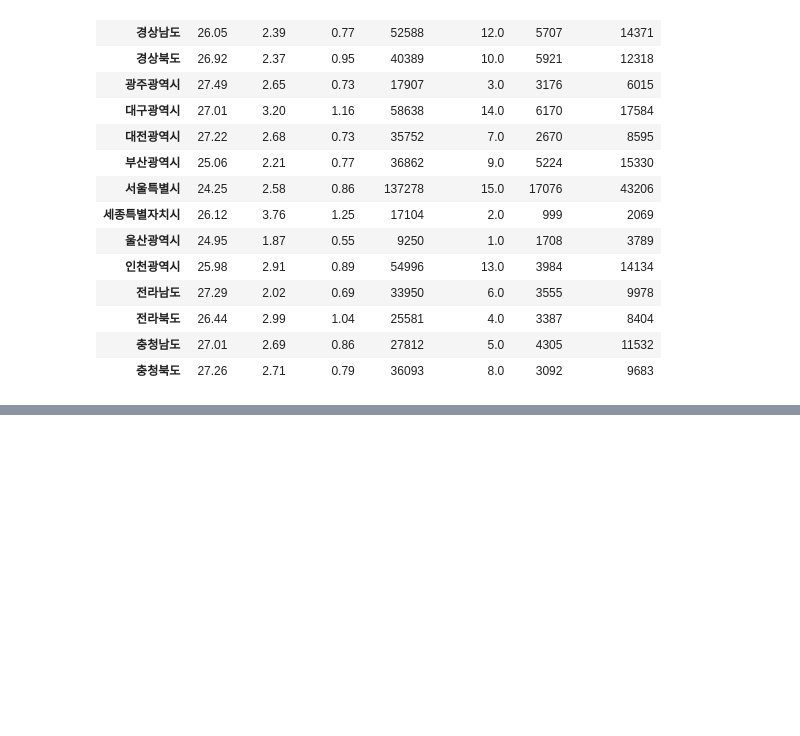
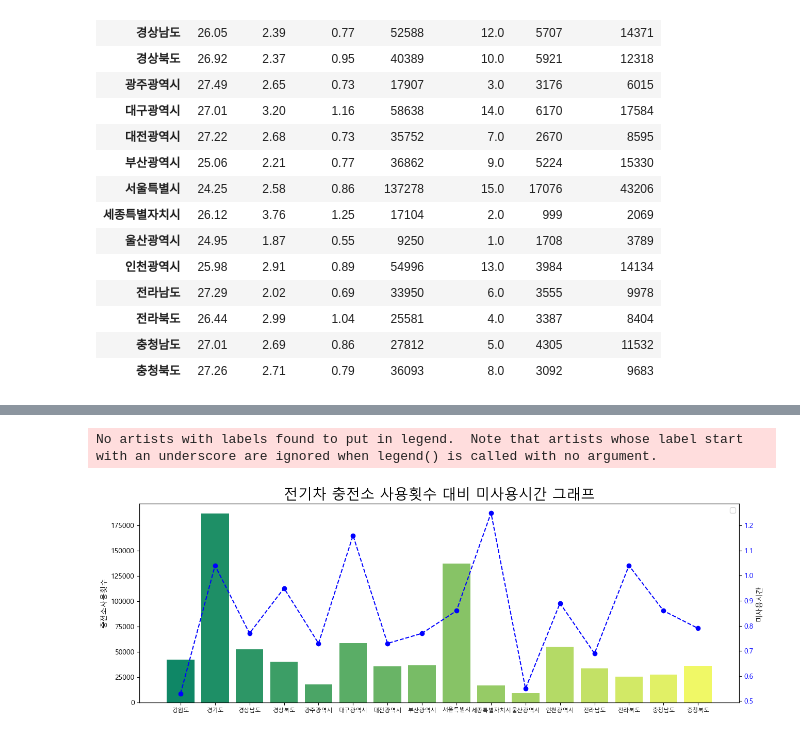
Before and after one commit to ParkMyoung-hun/AcornBigDataClass_Team3, a Jupyter notebook: deawon/20221123_Pre_Charging.ipynb, the cells around one changed output, grey strips where cells are left out. Drawn from its saved outputs; the diff is of its cells as text; code cells hidden in the pictures; blank space fills up the shorter version.

```diff
--- a/deawon/20221123_Pre_Charging.ipynb
+++ b/deawon/20221123_Pre_Charging.ipynb
@@ -196,0 +181,3 @@ data
+# %%
+data=pd.read_csv("data/teamwork/Si_consolidation.csv",index_col=0)
+data
@@ -196,0 +203,22 @@ data
+# %%
+fig=plt.figure(figsize=(15,5))
+fig.set_facecolor("white")
+ax1 = fig.add_subplot() ## axes 생성
+
+xtick_label_position = list(range(len(data.index))) ## x축 눈금 라벨이 표시될 x좌표
+ax1.set_xticks(xtick_label_position) ## x축 눈금
+ax1.set_xticklabels(data.index, fontsize=8) ## x축 눈금 라벨
+ax1.bar(xtick_label_position, data["총충전횟수"], color=colors) ## 바차트 출력
+ax1.set_ylabel("충전소사용횟수")
+
+ax2 = ax1.twinx() ## 새로운 axis 생성
+ax2.plot(xtick_label_position, data["미사용시간"], color="blue", linestyle='--', marker='o') ## 선 그래프
+ax2.tick_params(axis='y', labelcolor="blue") ## 눈금 라벨 색상 지정
+ax2.set_ylabel("미사용시간")
+
+plt.title('전기차 충전소 사용횟수 대비 미사용시간 그래프', fontsize=20)
+plt.legend()
+plt.show()
+# %% [output]
+No artists with labels found to put in legend.  Note that artists whose label start with an underscore are ignored when legend() is called with no argument.
+[figure, added]
```
Also changed, not shown: parts of 5 cells of this notebook.
